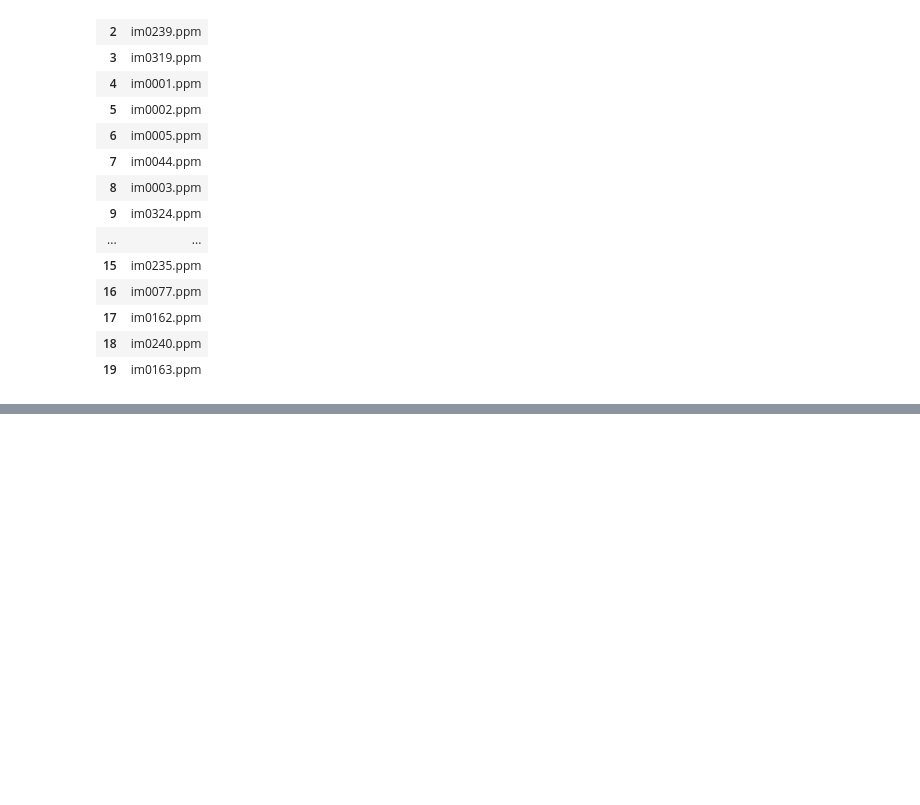
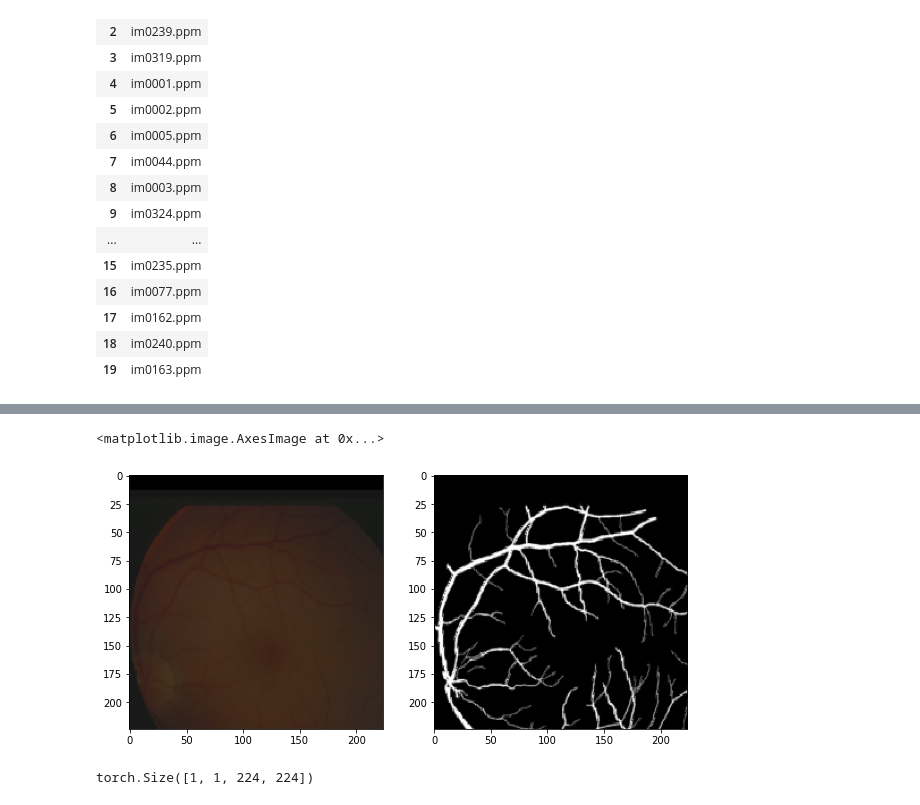
Before and after one commit to amri369/Pytorch-Iternet, a Jupyter notebook: test_network.ipynb, the cells around one changed output, grey strips where cells are left out. Cells and saved outputs as stored; diff of their text form; code cells hidden in the pictures; blank space fills up the shorter version.

Commit message:
Successfully tested dataset and transforms

```diff
--- a/test_network.ipynb
+++ b/test_network.ipynb
@@ -94,0 +112,17 @@ val.to_csv('data/stare/val.csv', index=None)
+# %%
+from dataset.dataset_retinal import DatasetRetinal
+from augmentation.transforms import TransformImgMask, TransformImg
+csv_file = 'data/stare/train.csv'
+image_dir = 'data/stare/stare-images/'
+mask_dir = 'data/stare/labels-ah/'
+DR = DatasetRetinal(csv_file, image_dir, mask_dir, transform_img_mask=TransformImgMask(size=(224, 224)), transform_img=TransformImg())
+# %%
+img, mask = DR[0]
+# %%
+import matplotlib.pyplot as plt
+fig, ax = plt.subplots(1, 2, figsize=(10, 20))
+ax[0].imshow(img)
+ax[1].imshow(mask)
+# %% [output]
+<matplotlib.image.AxesImage at 0x...>
+[figure, added]
@@ -94,0 +140,4 @@ val.to_csv('data/stare/val.csv', index=None)
+# %%
+output.shape
+# %% [output]
+torch.Size([1, 1, 224, 224])
```
Also changed, not shown: parts of 5 cells of this notebook, 4 other files.
